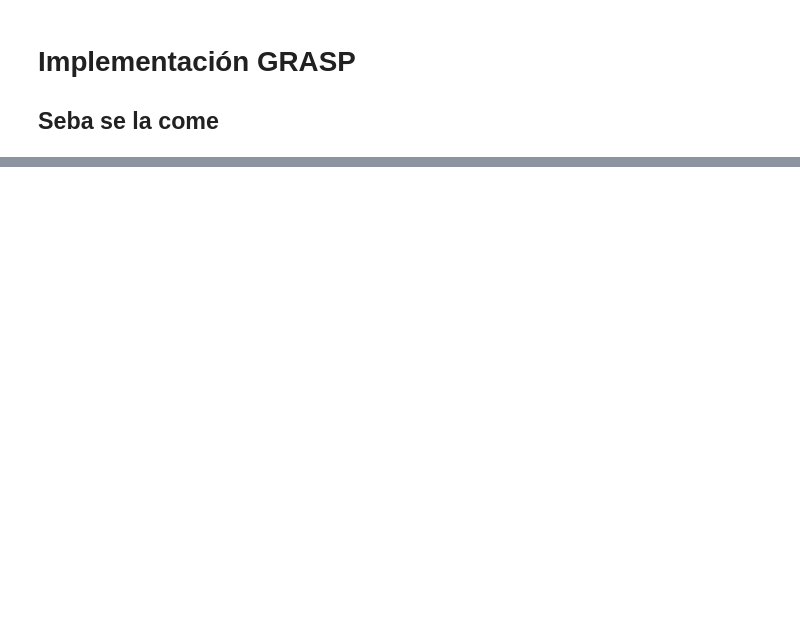
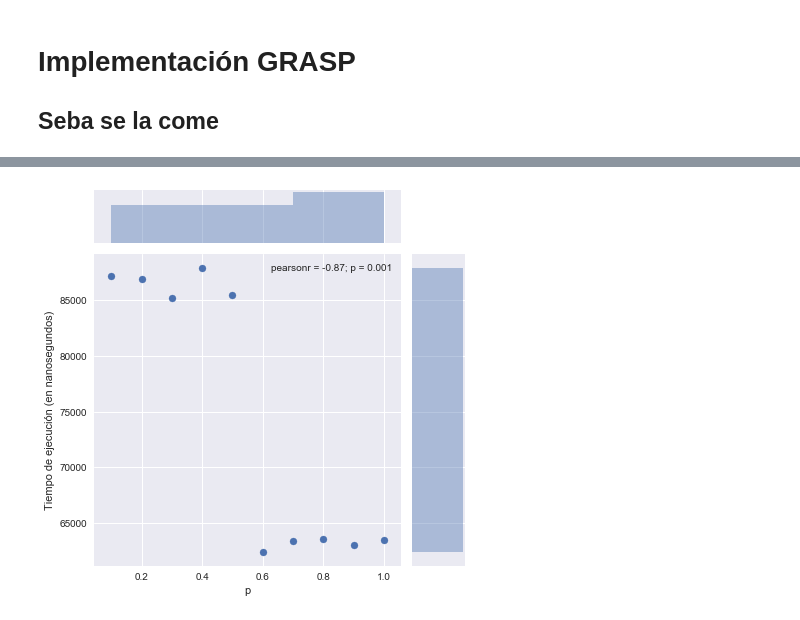
Before and after one commit to ZebaSz/algo3-tp3, a Jupyter notebook: informe/data/Algo3-TP3.ipynb, the cells around one changed output, grey strips where cells are left out. Cells and saved outputs as stored; diff of their text form; code cells hidden in the pictures; blank space fills up the shorter version.

```diff
--- a/informe/data/Algo3-TP3.ipynb
+++ b/informe/data/Algo3-TP3.ipynb
@@ -94,0 +106,11 @@ FileNotFoundError: File b'grasp.csv' does not exist
+# %%
+dfGraspB = dfGraspP[(dfGraspP.n == 10) & (dfGraspP.m == 20) & (dfGraspP.p > 0)]
+
+g = sns.jointplot(
+    x="p", y=ns, data=dfGraspB
+)
+g.set_axis_labels(xlabel="p", ylabel=tiempo)
+
+plt.show()
+# %% [output]
+[figure, added]
```
Also changed, not shown: parts of 17 cells of this notebook, 8 other files.
